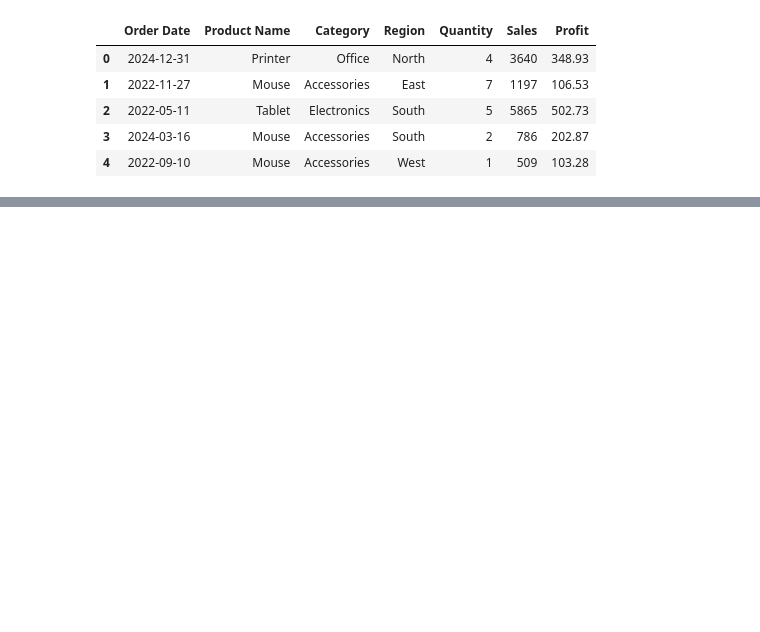
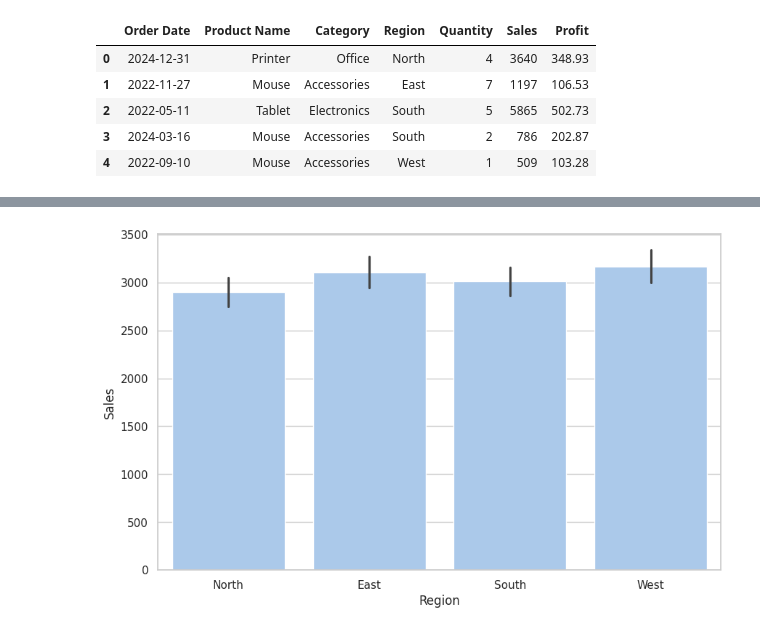
Before and after one commit to ramoliyaYug/AIML, a Jupyter notebook: EComSales&Profit/EComSales&Profit.ipynb, the cells around one changed output, grey strips where cells are left out. Cells and saved outputs as stored; diff of their text form; code cells hidden in the pictures; blank space fills up the shorter version.

```diff
--- a/EComSales&Profit/EComSales&Profit.ipynb
+++ b/EComSales&Profit/EComSales&Profit.ipynb
@@ -50,0 +125,7 @@ df.head()
+# %%
+#sales per region visulization
+plt.figure(figsize=(10,6))
+sns.barplot(x="Region", y="Sales", data=df)
+plt.show()
+# %% [output]
+[figure, added]
```
Also changed, not shown: parts of 21 cells of this notebook.
